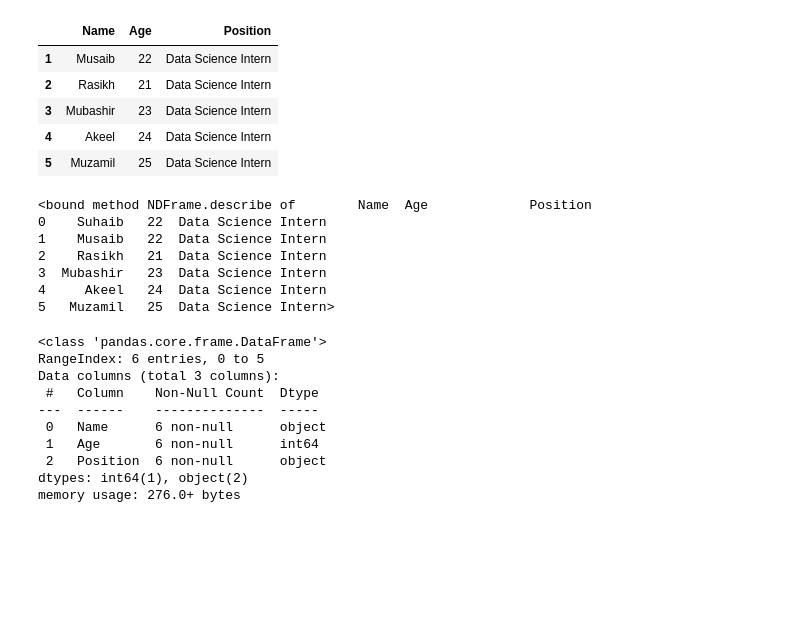
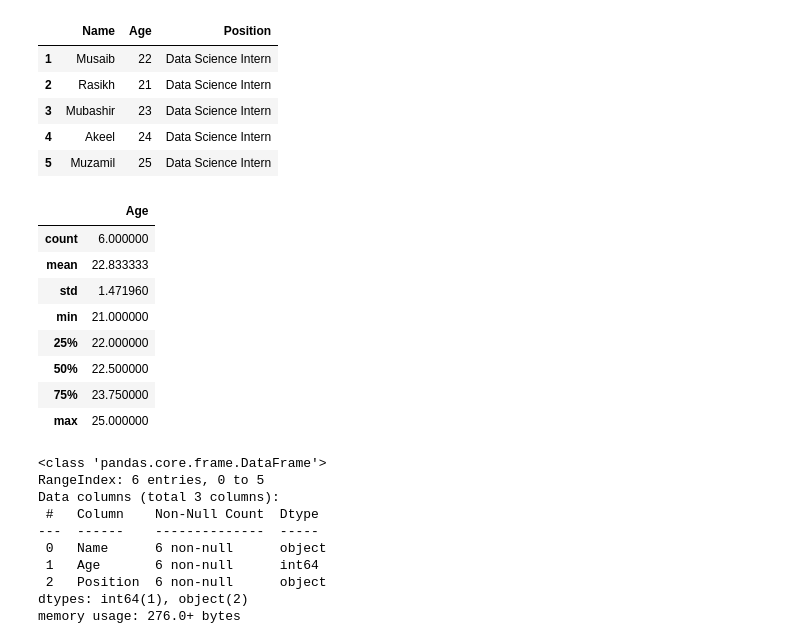
Before and after one commit to meersuhaib191/Week1_foundations, a Jupyter notebook: week1_foundations.ipynb, the cells around one changed output. Cells and saved outputs as stored; diff of their text form; code cells hidden in the pictures; blank space fills up the shorter version.

```diff
--- a/week1_foundations.ipynb
+++ b/week1_foundations.ipynb
@@ -394,15 +391,17 @@ df.tail()
 | 4 | Akeel | 24 | Data Science Intern |
 | 5 | Muzamil | 25 | Data Science Intern |
 # %%
-df.describe
+df.describe()
 # %% [output]
-<bound method NDFrame.describe of        Name  Age             Position
-0    Suhaib   22  Data Science Intern
-1    Musaib   22  Data Science Intern
-2    Rasikh   21  Data Science Intern
-3  Mubashir   23  Data Science Intern
-4     Akeel   24  Data Science Intern
-5   Muzamil   25  Data Science Intern>
+|  | Age |
+| count | 6.000000 |
+| mean | 22.833333 |
+| std | 1.471960 |
+| min | 21.000000 |
+| 25% | 22.000000 |
+| 50% | 22.500000 |
+| 75% | 23.750000 |
+| max | 25.000000 |
 # %%
 df.info()
 # %% [output]
```
Also changed, not shown: parts of 7 cells of this notebook, 5 other files.
